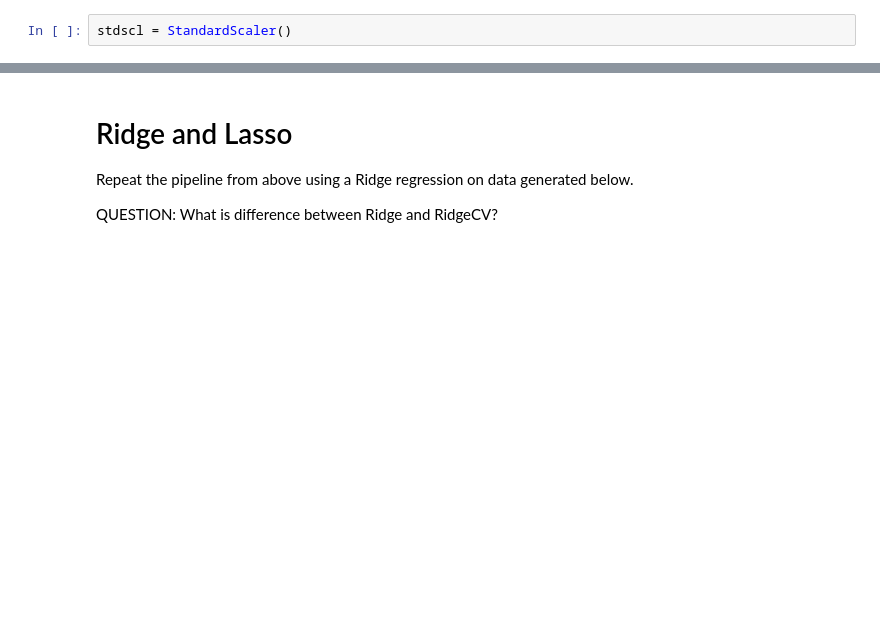
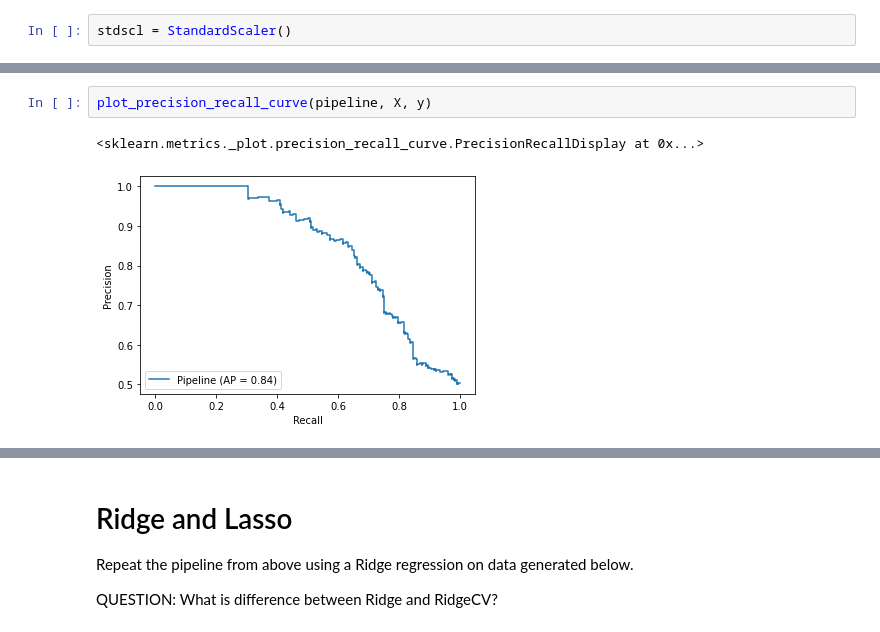
Before and after one commit to CognitiveScienceAU/ACN_2021, a Jupyter notebook: week_7/intro_sklearn.ipynb, the cells around one changed output, grey strips where cells are left out. Drawn from its saved outputs; the diff is of its cells as text; blank space fills up the shorter version.

```diff
--- a/week_7/intro_sklearn.ipynb
+++ b/week_7/intro_sklearn.ipynb
@@ -91,0 +226,5 @@ stdscl.mean_
+# %%
+plot_precision_recall_curve(pipeline, X, y)
+# %% [output]
+<sklearn.metrics._plot.precision_recall_curve.PrecisionRecallDisplay at 0x...>
+[figure, added]
```
Also changed, not shown: parts of 47 cells of this notebook, 1 other file.
